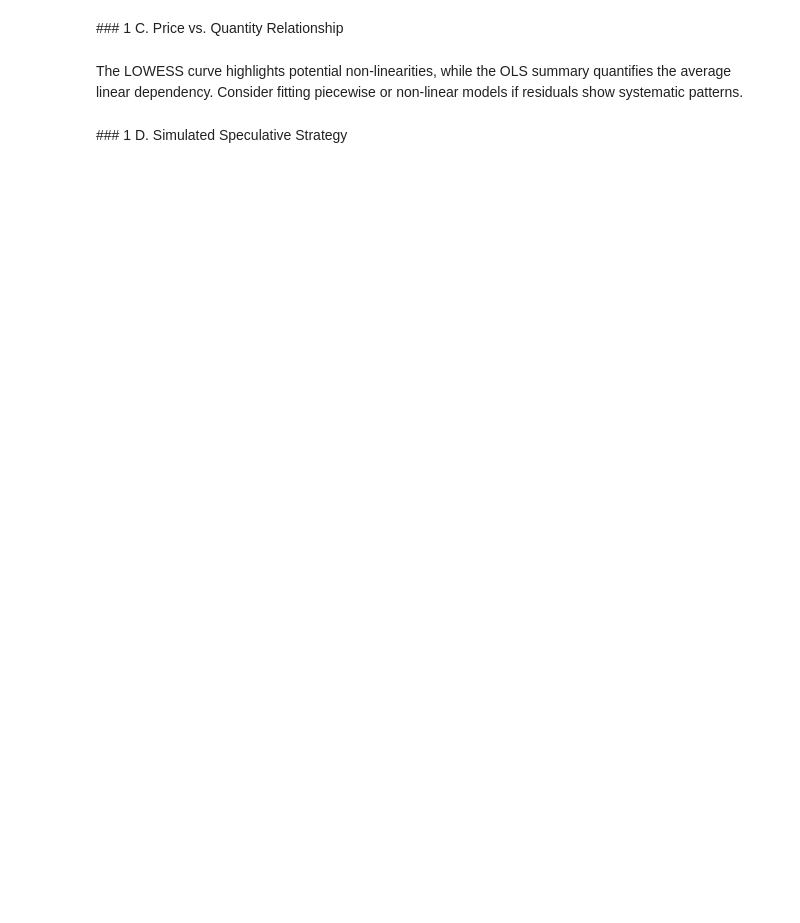
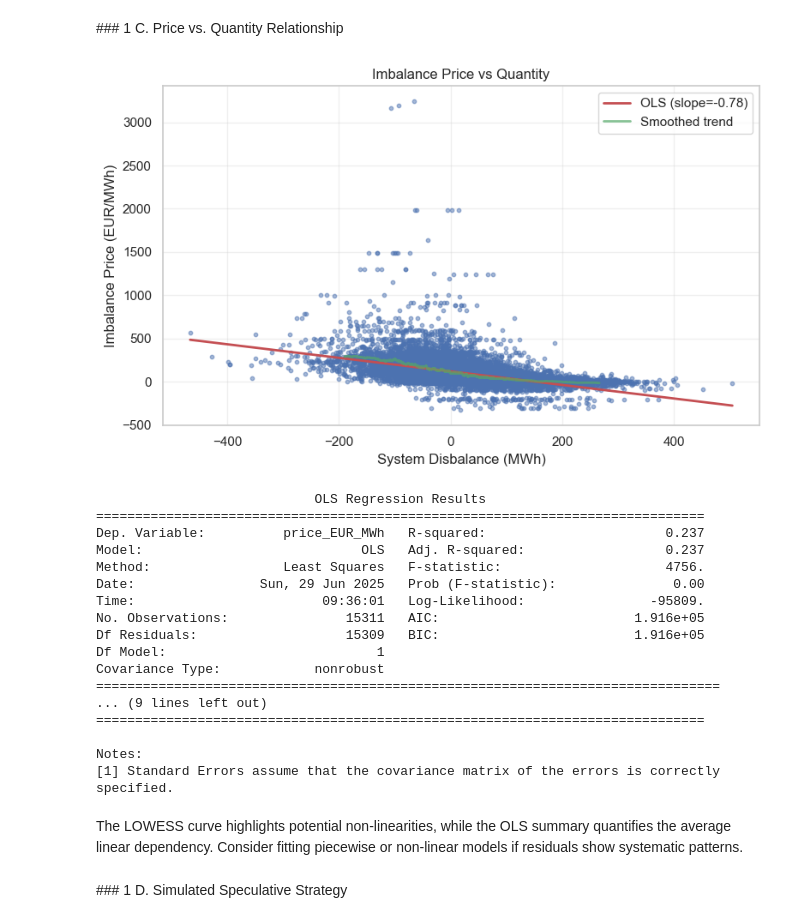
Before and after one commit to aurimas13/lithuanian_energy_repo, a Jupyter notebook: notebooks/lithuanian_energy_analysis.ipynb, the cells around one changed output. Drawn from its saved outputs; the diff is of its cells as text; code cells hidden in the pictures; blank space fills up the shorter version.

```diff
--- a/notebooks/lithuanian_energy_analysis.ipynb
+++ b/notebooks/lithuanian_energy_analysis.ipynb
@@ -76,0 +357,20 @@ plt.show()
+# %%
+# ============================================================
+# ENHANCED INTERPRETATION SECTION
+# ============================================================
+
+# Add this to help with your interpretation
+significant_hours = hourly_stats[(hourly_stats['ci95_low'] > 0) | (hourly_stats['ci95_high'] < 0)]
+print("\n**Interpretation – Systemic Intraday Bias**")
+print("Hours with statistically significant imbalances (95% CI doesn't include 0):")
+for hour in significant_hours.index:
+    mean_val = hourly_stats.loc[hour, 'mean']
+    direction = "surplus" if mean_val > 0 else "deficit"
+    print(f"Hour {hour:02d}: {direction} of {mean_val:.2f} MWh")
+
+# Your next existing code continues here...
+balancing_df['date'] = balancing_df['timestamp'].dt.date  # This line is now redundant but harmless
+hourly_year = (balancing_df
+               .groupby(['date', 'hour'])['quantity_MWh']
+               .mean()
+               .unstack(level='hour'))
@@ -104,18 +426,54 @@ plt.show()
 # %% [markdown]
 ### 1 C. Price vs. Quantity Relationship
 # %%
+# ============================================================
+# FIX: Replace sns.lmplot with matplotlib scatter + regression
+# ============================================================
+plt.figure(figsize=(8, 5))
+plt.scatter(balancing_df['quantity_MWh'], balancing_df['price_EUR_MWh'], alpha=0.5, s=10)
 
-sns.lmplot(data=balancing_df, x='quantity_MWh', y='price_EUR_MWh',
-           lowess=True, height=4, aspect=1.6)
+# Add OLS regression line
+X = sm.add_constant(balancing_df['quantity_MWh'])
+model = sm.OLS(balancing_df['price_EUR_MWh'], X).fit()
+x_pred = np.linspace(balancing_df['quantity_MWh'].min(), balancing_df['quantity_MWh'].max(), 100)
+X_pred = sm.add_constant(x_pred)
+y_pred = model.predict(X_pred)
+plt.plot(x_pred, y_pred, 'r-', lw=2, label=f'OLS (slope={model.params[1]:.2f})')
+
+# Add smoothed trend line
+sorted_df = balancing_df.sort_values('quantity_MWh')
+window = max(10, len(sorted_df) // 50)
+rolling_mean = sorted_df.set_index('quantity_MWh')['price_EUR_MWh'].rolling(window=window, center=True).mean()
+plt.plot(rolling_mean.index, rolling_mean.values, 'g-', lw=2, alpha=0.7, label='Smoothed trend')
+
 plt.title('Imbalance Price vs Quantity')
 plt.xlabel('System Disbalance (MWh)')
 plt.ylabel('Imbalance Price (EUR/MWh)')
+plt.legend()
+plt.grid(True, alpha=0.3)
+plt.tight_layout()
 plt.show()
 
-# Simple linear model
-X = sm.add_constant(balancing_df['quantity_MWh'])
-model = sm.OLS(balancing_df['price_EUR_MWh'], X).fit()
 print(model.summary())
+# %% [output]
+[figure, added]
+                            OLS Regression Results
+==============================================================================
+Dep. Variable:          price_EUR_MWh   R-squared:                       0.237
+Model:                            OLS   Adj. R-squared:                  0.237
+Method:                 Least Squares   F-statistic:                     4756.
+Date:                Sun, 29 Jun 2025   Prob (F-statistic):               0.00
+Time:                        09:36:01   Log-Likelihood:                -95809.
+No. Observations:               15311   AIC:                         1.916e+05
+Df Residuals:                   15309   BIC:                         1.916e+05
+Df Model:                           1
+Covariance Type:            nonrobust
+================================================================================
+... (9 lines left out)
+==============================================================================
+
+Notes:
+[1] Standard Errors assume that the covariance matrix of the errors is correctly specified.
 # %% [markdown]
 The LOWESS curve highlights potential non‑linearities, while the OLS summary quantifies the average linear dependency. Consider fitting piecewise or non‑linear models if residuals show systematic patterns.
 # %% [markdown]
```
Also changed, not shown: parts of 22 cells of this notebook, 18 other files.
